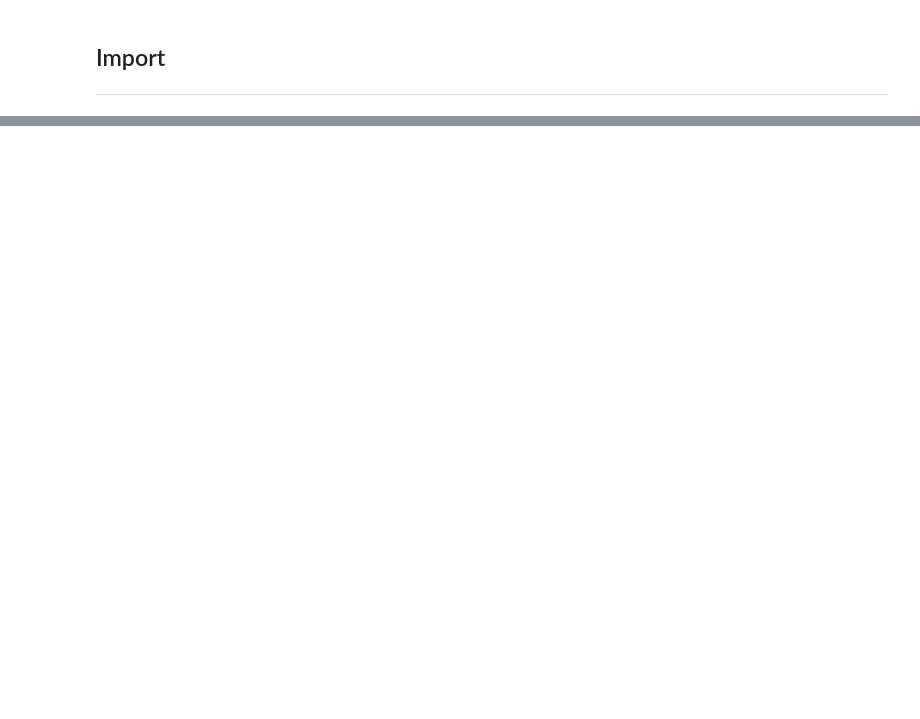
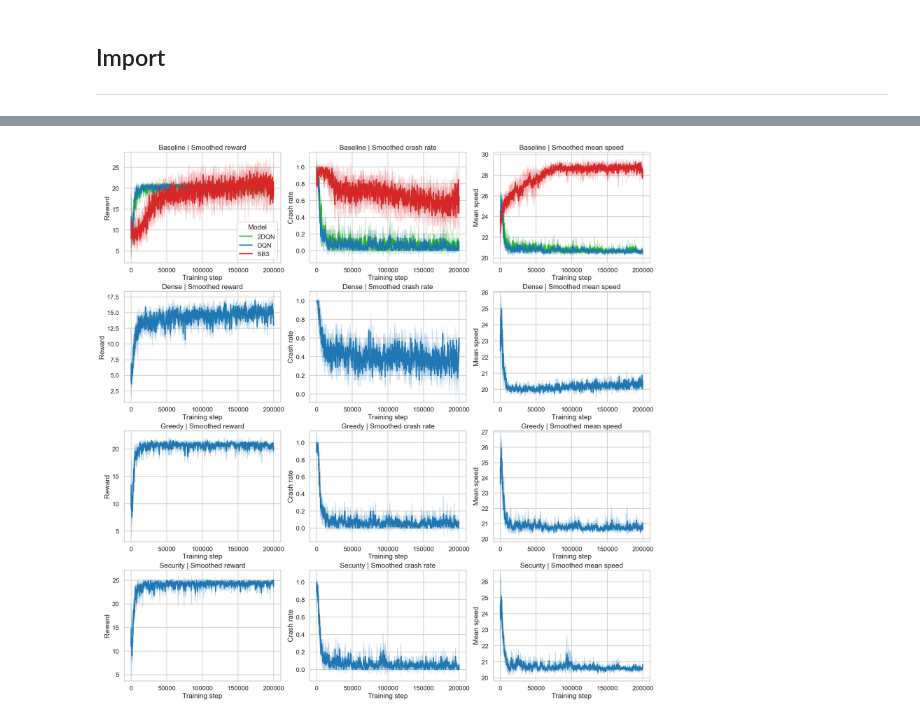
Before and after one commit to Bliights/RL-project, a Jupyter notebook: src/scripts/visualization/RL_project_group4 copy.ipynb, the cells around one changed output, grey strips where cells are left out. Drawn from its saved outputs; the diff is of its cells as text; code cells hidden in the pictures; blank space fills up the shorter version.

```diff
--- a/src/scripts/visualization/RL_project_group4 copy.ipynb
+++ b/src/scripts/visualization/RL_project_group4 copy.ipynb
@@ -92,0 +211,88 @@ len(sorted(loaded_dataframes))
+# %%
+plot_data = (
+    training_history.groupby(["config", "model", "episode"], as_index=False)
+    .agg(
+        reward_mean=("reward_smooth", "mean"),
+        reward_std=("reward_smooth", "std"),
+        crash_mean=("crash_rate_smooth", "mean"),
+        crash_std=("crash_rate_smooth", "std"),
+        speed_mean=("mean_speed_smooth", "mean"),
+        speed_std=("mean_speed_smooth", "std"),
+        step_mean=("total_steps", "mean"),
+        n_runs=("seed", "nunique"),
+    )
+    .fillna(0.0)
+)
+
+configs = sorted(training_history["config"].unique())
+palette = {"DQN": "#1f77b4", "SB3": "#d62728", "2DQN": "#1fb426"}
+plot_specs = [
+    ("reward", "Smoothed reward", "Reward"),
+    ("crash", "Smoothed crash rate", "Crash rate"),
+    ("speed", "Smoothed mean speed", "Mean speed"),
+]
+
+fig, axes = plt.subplots(
+    nrows=len(configs),
+    ncols=len(plot_specs),
+    figsize=(20, 5 * len(configs)),
+    sharex=False,
+    constrained_layout=True,
+)
+
+if len(configs) == 1:
+    axes = np.array([axes])
+
+for row_idx, config in enumerate(configs):
+    config_seed_data = training_history[training_history["config"] == config]
+    config_mean_data = plot_data[plot_data["config"] == config]
+
+    for col_idx, (metric_prefix, title, ylabel) in enumerate(plot_specs):
+        ax = axes[row_idx, col_idx]
+        mean_col = f"{metric_prefix}_mean"
+        std_col = f"{metric_prefix}_std"
+        smooth_col = {
+            "reward": "reward_smooth",
+            "crash": "crash_rate_smooth",
+            "speed": "mean_speed_smooth",
+        }[metric_prefix]
+
+        for (model, seed), seed_df in config_seed_data.groupby(["model", "seed"]):
+            ax.plot(
+                seed_df["total_steps"],
+                seed_df[smooth_col],
+                color=palette[model],
+                alpha=0.18,
+                linewidth=1.2,
+            )
+
+        for model, model_df in config_mean_data.groupby("model"):
+            model_df = model_df.sort_values("episode")
+            ax.plot(
+                model_df["step_mean"],
+                model_df[mean_col],
+                color=palette[model],
+                linewidth=2.8,
+                label=model,
+            )
+            ax.fill_between(
+                model_df["step_mean"],
+                model_df[mean_col] - model_df[std_col],
+                model_df[mean_col] + model_df[std_col],
+                color=palette[model],
+                alpha=0.12,
+            )
+
+        ax.set_title(f"{config} | {title}")
+        ax.set_xlabel("Training step")
+        ax.set_ylabel(ylabel)
+        if row_idx == 0 and col_idx == 0:
+            ax.legend(title="Model")
+        else:
+            legend = ax.get_legend()
+            if legend is not None:
+                legend.remove()
+
+plt.show()
+# %% [output]
+[figure, added]
```
Also changed, not shown: parts of 80 cells of this notebook, 7 other files.
